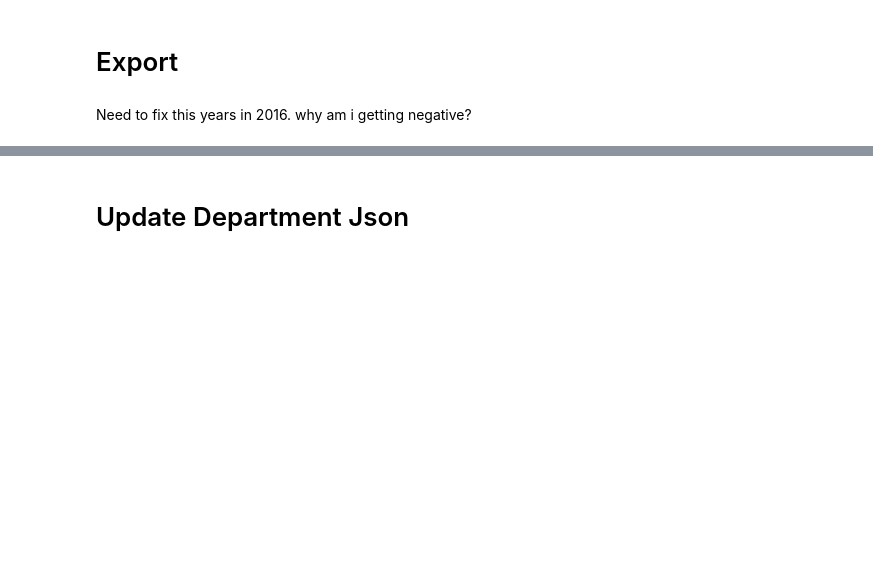
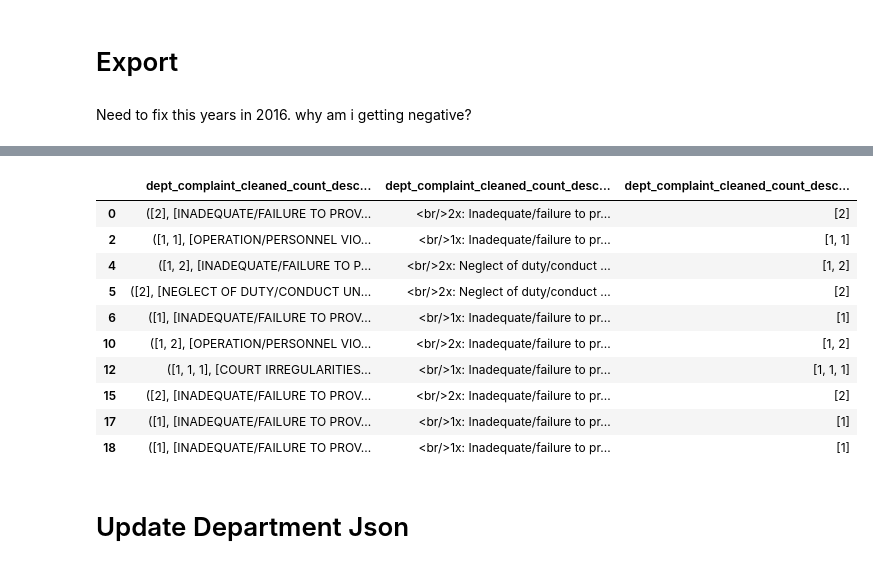
Before and after one commit to olpinney/Data_Viz, a Jupyter notebook: final/data/final_proj_data_cleaning.ipynb, the cells around one changed output, grey strips where cells are left out. Drawn from its saved outputs; the diff is of its cells as text; code cells hidden in the pictures; blank space fills up the shorter version.

```diff
--- a/final/data/final_proj_data_cleaning.ipynb
+++ b/final/data/final_proj_data_cleaning.ipynb
@@ -216,3 +216,10 @@ df["full_name"]=np.where(df["middle_initial"].isna(),df["full_name"],df["full_na
 df["full_name"]=np.where(df["middle_initial2"].isna(),df["full_name"],df["full_name"]+df['middle_initial2']+". ")
 df["full_name"]=df["full_name"]+df['last_name']
 df["full_name"]=np.where(df["suffix_name"].isna(),df["full_name"],df["full_name"]+" "+df['suffix_name'])
+# %%
+df['empty']=df.apply(lambda x: [], axis=1)
+
+
+
+np.where(df['dept_complaint_cleaned_count_desc'].isna(),True,False)
+#df['dept_complaint_cleaned_count_desc'].isna()
@@ -236,5 +276,20 @@ for col in cols_to_keep_str:
 
 df[cols_to_keep].to_json("officers_2016.json",orient="records")
+# %%
+hold=df[df["dept_complaint_cleaned_count_desc"]!=df['empty']]
+hold.iloc[0:10][['dept_complaint_cleaned_count_desc_listx','dept_complaint_cleaned_count_desc_list','dept_complaint_cleaned_count_desc_count']]
+# %% [output]
+|  | dept_complaint_cleaned_count_desc... | dept_complaint_cleaned_count_desc... | dept_complaint_cleaned_count_desc... |
+| 0 | ([2], [INADEQUATE/FAILURE TO PROV... | <br/>2x: Inadequate/failure to pr... | [2] |
+| 2 | ([1, 1], [OPERATION/PERSONNEL VIO... | <br/>1x: Inadequate/failure to pr... | [1, 1] |
+| 4 | ([1, 2], [INADEQUATE/FAILURE TO P... | <br/>2x: Neglect of duty/conduct ... | [1, 2] |
+| 5 | ([2], [NEGLECT OF DUTY/CONDUCT UN... | <br/>2x: Neglect of duty/conduct ... | [2] |
+| 6 | ([1], [INADEQUATE/FAILURE TO PROV... | <br/>1x: Inadequate/failure to pr... | [1] |
+| 10 | ([1, 2], [OPERATION/PERSONNEL VIO... | <br/>2x: Inadequate/failure to pr... | [1, 2] |
+| 12 | ([1, 1, 1], [COURT IRREGULARITIES... | <br/>1x: Inadequate/failure to pr... | [1, 1, 1] |
+| 15 | ([2], [INADEQUATE/FAILURE TO PROV... | <br/>2x: Inadequate/failure to pr... | [2] |
+| 17 | ([1], [INADEQUATE/FAILURE TO PROV... | <br/>1x: Inadequate/failure to pr... | [1] |
+| 18 | ([1], [INADEQUATE/FAILURE TO PROV... | <br/>1x: Inadequate/failure to pr... | [1] |
 # %% [markdown]
 # Update Department Json
 # %%
```
Also changed, not shown: parts of 8 cells of this notebook, 7 other files.
